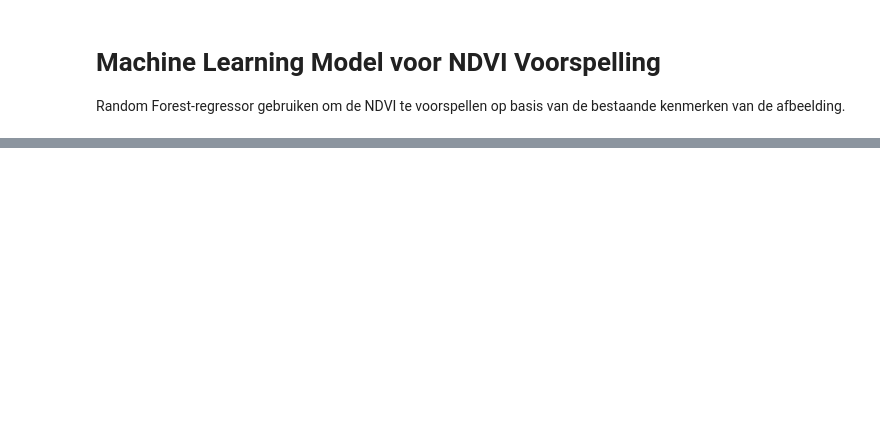
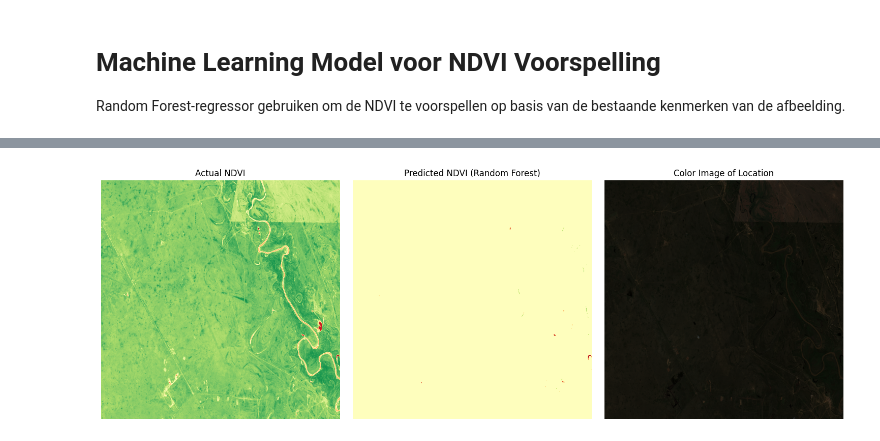
Before and after one commit to BersGoud/Trends-In-AI-Sentinel-2, a Jupyter notebook: Bers-Loïc_Trends-In-AI_Labo6_Sattelite.ipynb, the cells around one changed output, grey strips where cells are left out. Drawn from its saved outputs; the diff is of its cells as text; code cells hidden in the pictures; blank space fills up the shorter version.

```diff
--- a/Bers-Loïc_Trends-In-AI_Labo6_Sattelite.ipynb
+++ b/Bers-Loïc_Trends-In-AI_Labo6_Sattelite.ipynb
@@ -50,10 +50,10 @@ def get_location_name(lat, lon):
     return location.address if location else "Onbekende locatie"
 
 # Specificeer de grenzen voor willekeurige coördinaten (bijvoorbeeld voor Europa)
-lat_min = -60.0  # Minimum breedtegraad
-lat_max = 90.0  # Maximum breedtegraad
-lon_min = -180.0  # Minimum lengtegraad
-lon_max = 180.0  # Maximum lengtegraad
+lat_min = 40.0  # Minimum breedtegraad
+lat_max = 60.0  # Maximum breedtegraad
+lon_min = 45.0  # Minimum lengtegraad
+lon_max = 80.0  # Maximum lengtegraad
 
 # Genereer een willekeurige bounding box
 bbox_random = generate_random_bbox(lat_min, lat_max, lon_min, lon_max)
@@ -259,7 +196,3 @@ plt.show()
 # %% [markdown]
 # Machine Learning Model voor NDVI Voorspelling
 Random Forest-regressor gebruiken om de NDVI te voorspellen op basis van de bestaande kenmerken van de afbeelding.
-# %%
-mask_water = (ndvi_rescaled == -1)  # Watergebieden
-ndvi_non_water = ndvi_rescaled[~mask_water]  # Alleen niet-watergebieden
-X_non_water = np.stack([red_band[~mask_water], nir_band[~mask_water]], axis=-1)  # Training zonder water
@@ -317,0 +199,79 @@ plt.show()
+# %%
+# Functie om de gekleurde afbeelding te creëren (RGB)
+def create_color_image(img_data):
+    with rasterio.open(io.BytesIO(img_data)) as src:
+        red_band = src.read(1)  # B4
+        green_band = src.read(2)  # B3
+        blue_band = src.read(3)  # B2
+
+    # Combineer de banden in een RGB-kleurbeeld
+    color_image = np.stack([red_band, green_band, blue_band], axis=-1)
+
+    # Normaliseer de kleuren naar 0-255
+    color_image = np.clip(color_image, 0, 255).astype(np.uint8)
+
+    return color_image
+
+# Train the Random Forest Regressor
+X_train = []
+y_train = []
+
+# Loop door de eerste 9 afbeeldingen (exclude de laatste afbeelding voor training)
+for ndvi in ndvi_images[:-1]:
+    mask_water = (ndvi == -1)  # Watergebieden
+    ndvi_non_water = ndvi[~mask_water]  # Alleen niet-watergebieden
+
+    X_train.extend(ndvi_non_water)
+    y_train.extend(ndvi_non_water)
+
+X_train = np.array(X_train).reshape(-1, 1)  # Features voor training
+y_train = np.array(y_train)  # Labels voor training
+
+# Split de data in train- en test-sets
+X_train_split, X_test_split, y_train_split, y_test_split = train_test_split(X_train, y_train, test_size=0.2, random_state=42)
+
+# Train het Random Forest model
+rf_model = RandomForestRegressor(n_estimators=100, random_state=42)
+rf_model.fit(X_train_split, y_train_split)
+
+# Gebruik de laatste afbeelding voor voorspellingen
+latest_ndvi = ndvi_images[-1]
+mask_water = (latest_ndvi == -1)
+latest_ndvi_non_water = latest_ndvi[~mask_water].reshape(-1, 1)  # Alleen niet-watergebieden
+
+# Voorspel de niet-water NDVI waarden
+y_pred = rf_model.predict(latest_ndvi_non_water)
+
+# Maak een lege array voor de voorspelde NDVI
+predicted_ndvi = np.full(latest_ndvi.shape, -1)  # Begin met -1 voor watergebieden
+predicted_ndvi[~mask_water] = y_pred  # Vul de niet-watergebieden met de voorspellingen
+
+# Maak de gekleurde afbeelding van de locatie (RGB)
+color_image = create_color_image(images[-1])
+
+# Plot de afbeeldingen
+fig, axs = plt.subplots(1, 3, figsize=(15, 5))
+
+# Visualiseer de werkelijke NDVI van de laatste afbeelding
+axs[0].imshow(latest_ndvi, cmap='RdYlGn')
+axs[0].set_title('Actual NDVI')
+axs[0].axis('off')  # Verberg de assen
+
+# Visualiseer de voorspelde NDVI
+axs[1].imshow(predicted_ndvi, cmap='RdYlGn')
+axs[1].set_title('Predicted NDVI (Random Forest)')
+axs[1].axis('off')
+
+# Visualiseer de gekleurde afbeelding van de locatie
+axs[2].imshow(color_image)
+axs[2].set_title('Color Image of Location')
+axs[2].axis('off')
+
+plt.tight_layout()
+plt.show()
+
+# Bereken de Mean Absolute Error (MAE) voor de voorspelling
+mae = mean_absolute_error(latest_ndvi_non_water, y_pred)
+print(f"Mean Absolute Error: {mae}")
+# %% [output]
+[figure, added]
```
Also changed, not shown: parts of 12 cells of this notebook.
